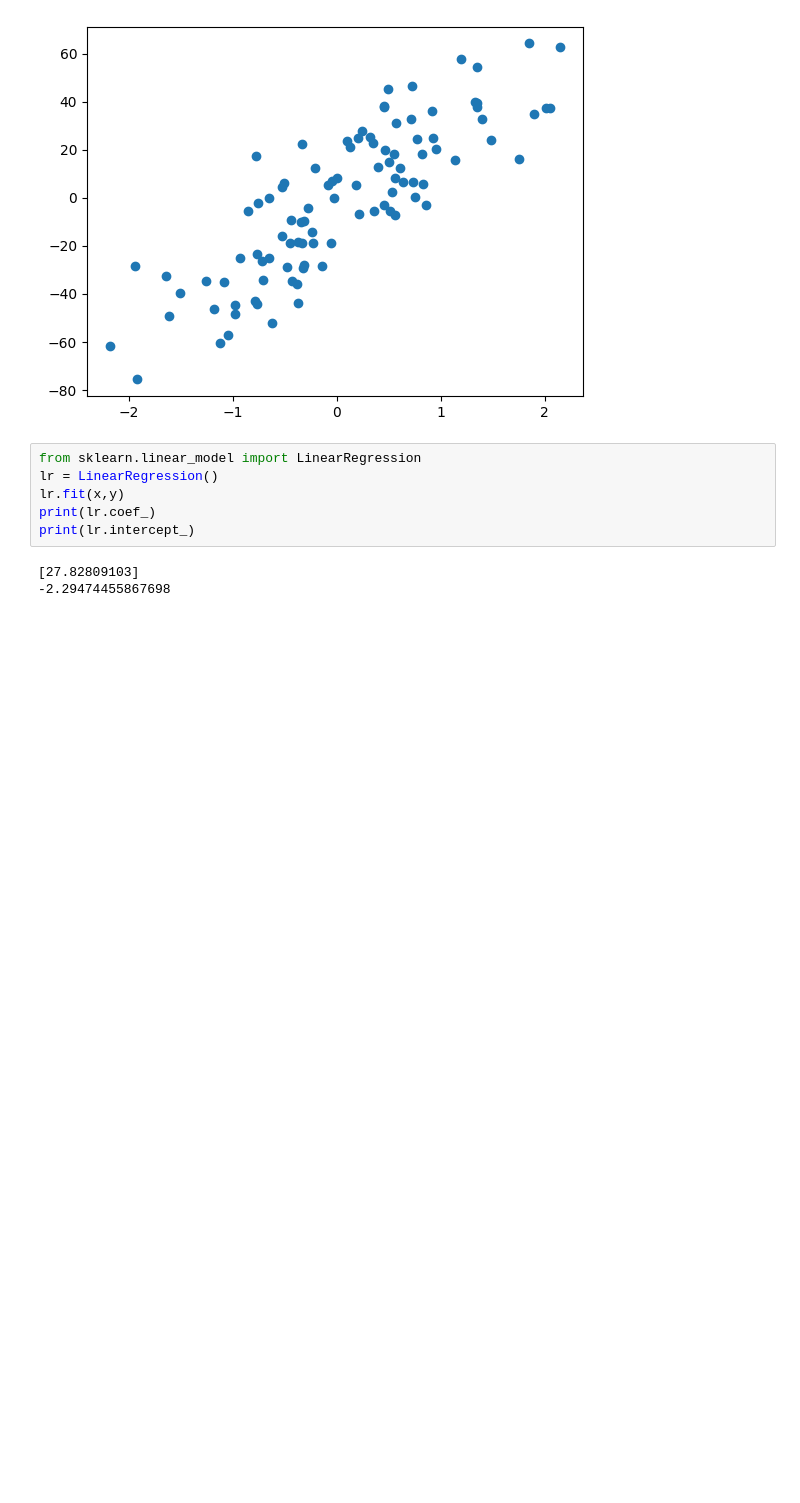
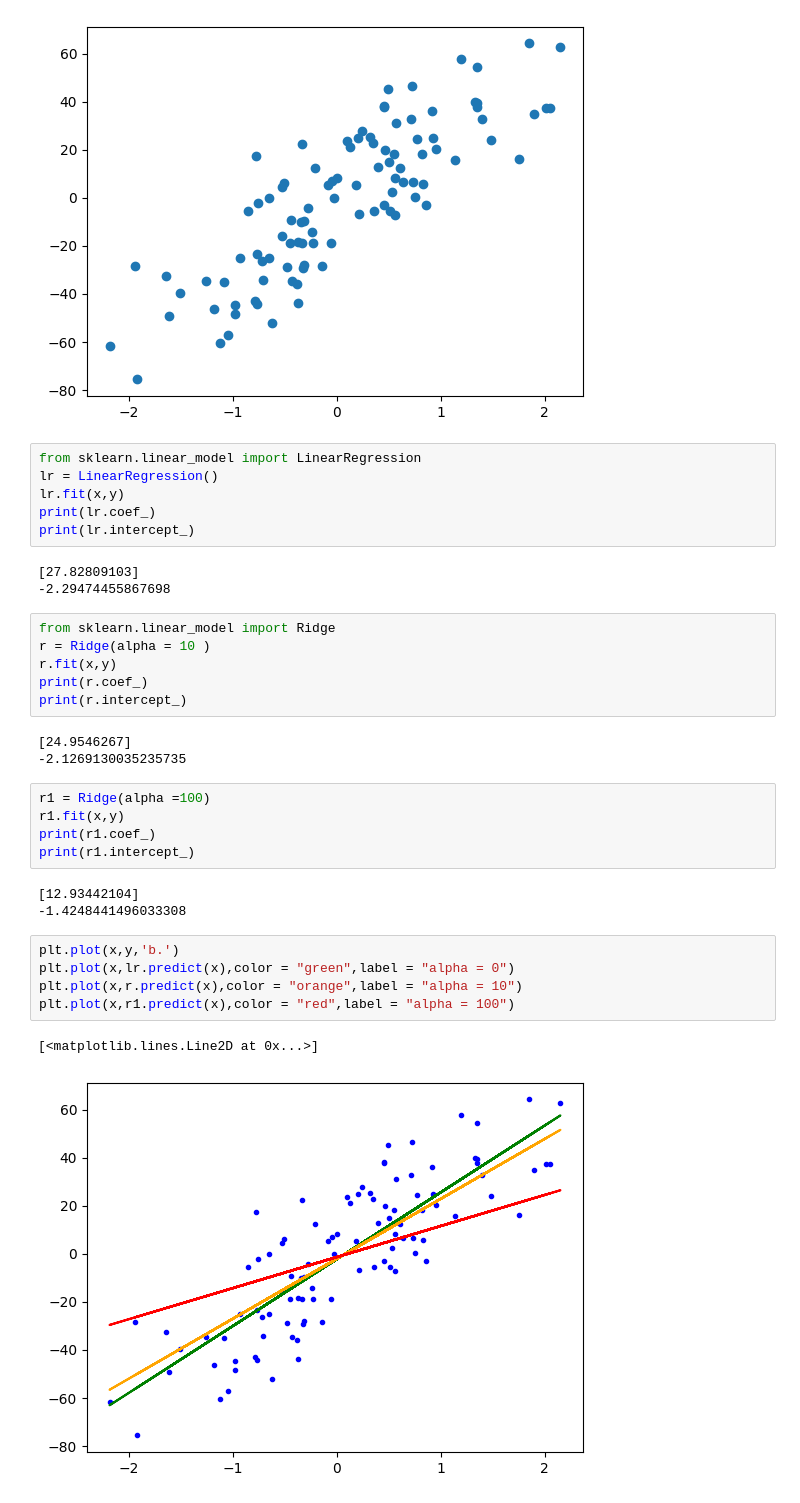
Before and after one commit to Swapn2/Data-Science-Learnings, a Jupyter notebook: Ridge_Regularization_formulation_.ipynb, the cells around one changed output. Drawn from its saved outputs; the diff is of its cells as text; blank space fills up the shorter version.

```diff
--- a/Ridge_Regularization_formulation_.ipynb
+++ b/Ridge_Regularization_formulation_.ipynb
@@ -20,3 +20,28 @@ print(lr.intercept_)
 # %% [output]
 [27.82809103]
 -2.29474455867698
+# %%
+from sklearn.linear_model import Ridge
+r = Ridge(alpha = 10 )
+r.fit(x,y)
+print(r.coef_)
+print(r.intercept_)
+# %% [output]
+[24.9546267]
+-2.1269130035235735
+# %%
+r1 = Ridge(alpha =100)
+r1.fit(x,y)
+print(r1.coef_)
+print(r1.intercept_)
+# %% [output]
+[12.93442104]
+-1.4248441496033308
+# %%
+plt.plot(x,y,'b.')
+plt.plot(x,lr.predict(x),color = "green",label = "alpha = 0")
+plt.plot(x,r.predict(x),color = "orange",label = "alpha = 10")
+plt.plot(x,r1.predict(x),color = "red",label = "alpha = 100")
+# %% [output]
+[<matplotlib.lines.Line2D at 0x...>]
+[figure, added]
```
